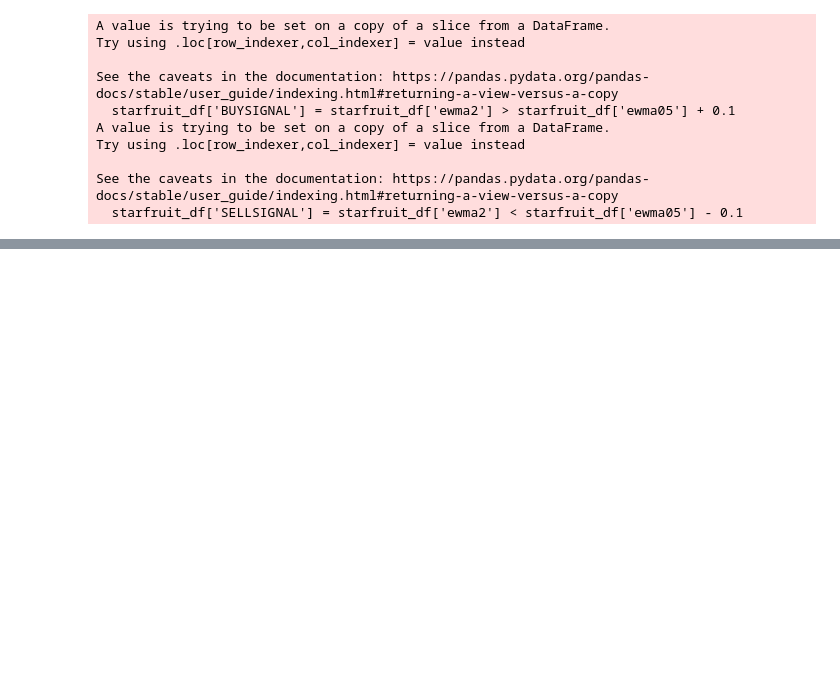
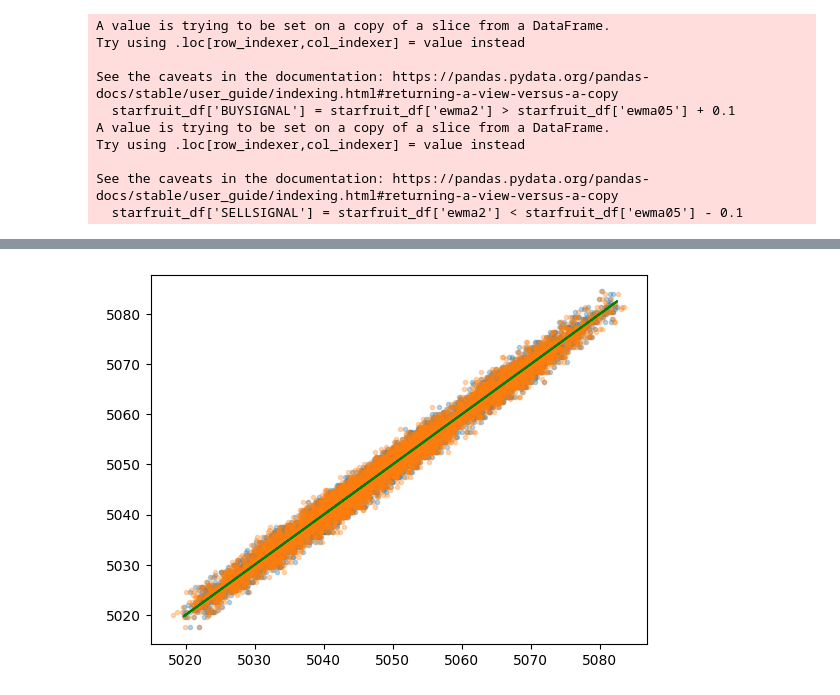
Before and after one commit to dakshox/Prosperity, a Jupyter notebook: first-round/daksh-work/analysis.ipynb, the cells around one changed output, grey strips where cells are left out. Cells and saved outputs as stored; diff of their text form; code cells hidden in the pictures; blank space fills up the shorter version.

```diff
--- a/first-round/daksh-work/analysis.ipynb
+++ b/first-round/daksh-work/analysis.ipynb
@@ -158,0 +163,7 @@ sns.lineplot(data=data, x="30", y="future_price", errorbar=None, label="30", alp
+# %%
+plt.scatter(data['30'], data['future_price'], marker = '.', alpha=0.3)
+# plt.scatter(data['10'], data['future_price'], marker = '.', alpha=0.3)
+plt.plot(data['30'], data['30'], color='green', label='y=x')
+plt.show()
+# %% [output]
+[figure, added]
```
Also changed, not shown: parts of 9 cells of this notebook.
